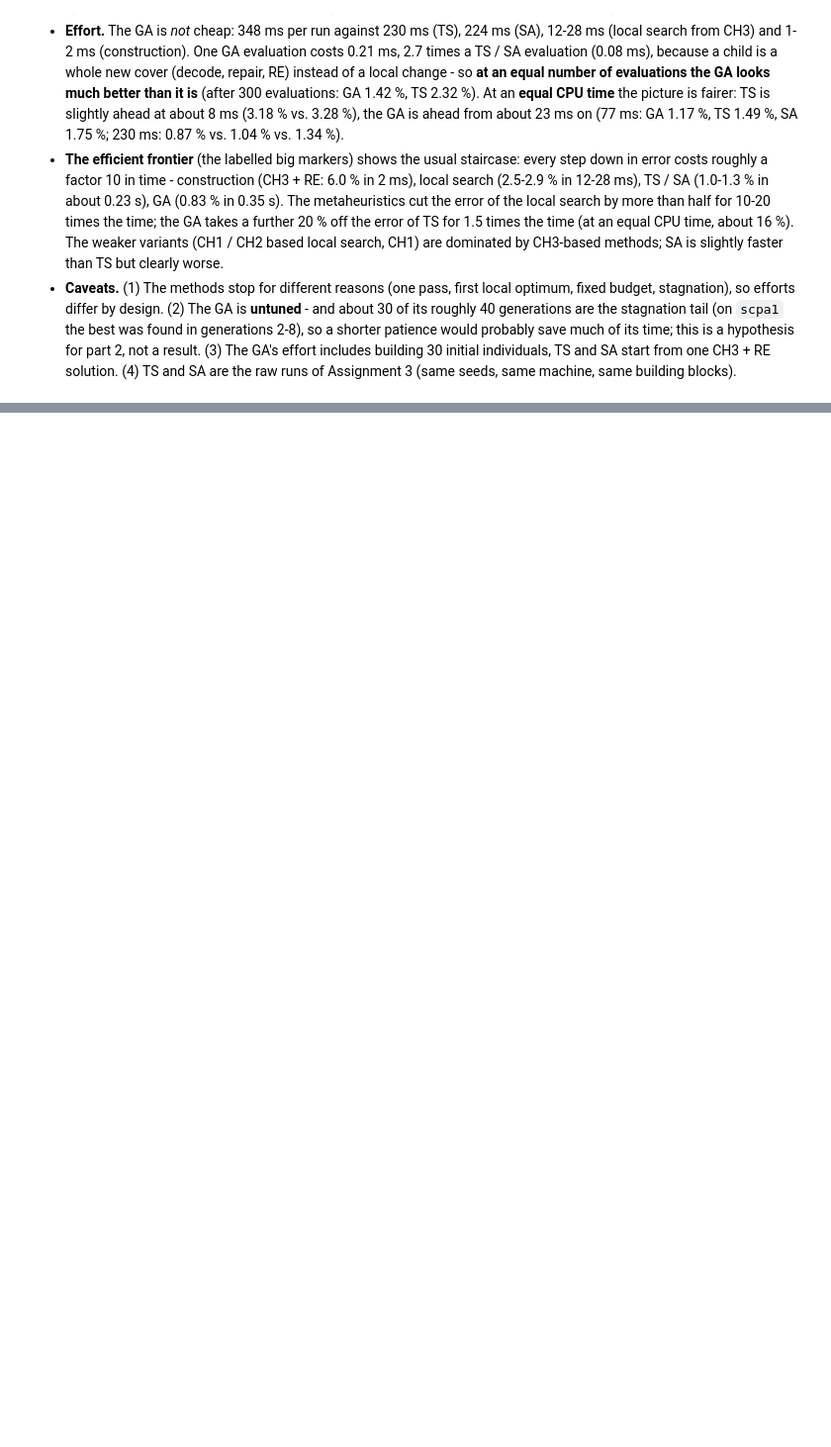
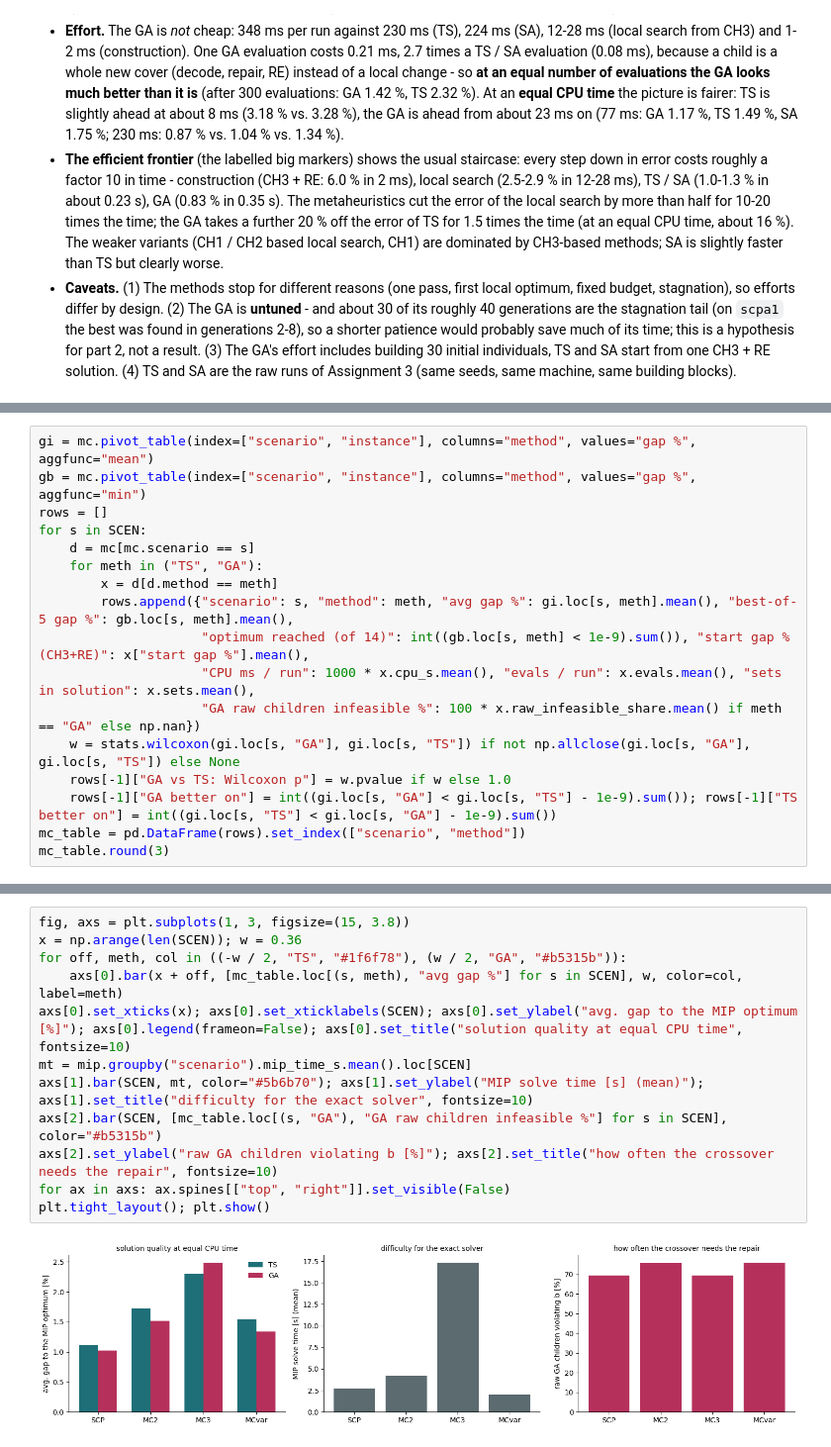
Before and after one commit to MrSavinK/constructive-heuristics-for-the-SCP, a Jupyter notebook: NN4.ipynb, the cells around one changed output, grey strips where cells are left out. Shown at 99% size. Saved outputs shown, nothing was run; the diff lists cells and outputs as text; blank space fills up the shorter version.

```diff
--- a/NN4.ipynb
+++ b/NN4.ipynb
@@ -1304,0 +2064,17 @@ and use the paired design with statistical tests of Assignment 3.
+# %%
+gi = mc.pivot_table(index=["scenario", "instance"], columns="method", values="gap %", aggfunc="mean")
+gb = mc.pivot_table(index=["scenario", "instance"], columns="method", values="gap %", aggfunc="min")
+rows = []
+for s in SCEN:
+    d = mc[mc.scenario == s]
+    for meth in ("TS", "GA"):
+        x = d[d.method == meth]
+        rows.append({"scenario": s, "method": meth, "avg gap %": gi.loc[s, meth].mean(), "best-of-5 gap %": gb.loc[s, meth].mean(),
+                     "optimum reached (of 14)": int((gb.loc[s, meth] < 1e-9).sum()), "start gap % (CH3+RE)": x["start gap %"].mean(),
+                     "CPU ms / run": 1000 * x.cpu_s.mean(), "evals / run": x.evals.mean(), "sets in solution": x.sets.mean(),
+                     "GA raw children infeasible %": 100 * x.raw_infeasible_share.mean() if meth == "GA" else np.nan})
+    w = stats.wilcoxon(gi.loc[s, "GA"], gi.loc[s, "TS"]) if not np.allclose(gi.loc[s, "GA"], gi.loc[s, "TS"]) else None
+    rows[-1]["GA vs TS: Wilcoxon p"] = w.pvalue if w else 1.0
+    rows[-1]["GA better on"] = int((gi.loc[s, "GA"] < gi.loc[s, "TS"] - 1e-9).sum()); rows[-1]["TS better on"] = int((gi.loc[s, "TS"] < gi.loc[s, "GA"] - 1e-9).sum())
+mc_table = pd.DataFrame(rows).set_index(["scenario", "method"])
+mc_table.round(3)
@@ -1304,0 +2092,14 @@ and use the paired design with statistical tests of Assignment 3.
+# %%
+fig, axs = plt.subplots(1, 3, figsize=(15, 3.8))
+x = np.arange(len(SCEN)); w = 0.36
+for off, meth, col in ((-w / 2, "TS", "#1f6f78"), (w / 2, "GA", "#b5315b")):
+    axs[0].bar(x + off, [mc_table.loc[(s, meth), "avg gap %"] for s in SCEN], w, color=col, label=meth)
+axs[0].set_xticks(x); axs[0].set_xticklabels(SCEN); axs[0].set_ylabel("avg. gap to the MIP optimum [%]"); axs[0].legend(frameon=False); axs[0].set_title("solution quality at equal CPU time", fontsize=10)
+mt = mip.groupby("scenario").mip_time_s.mean().loc[SCEN]
+axs[1].bar(SCEN, mt, color="#5b6b70"); axs[1].set_ylabel("MIP solve time [s] (mean)"); axs[1].set_title("difficulty for the exact solver", fontsize=10)
+axs[2].bar(SCEN, [mc_table.loc[(s, "GA"), "GA raw children infeasible %"] for s in SCEN], color="#b5315b")
+axs[2].set_ylabel("raw GA children violating b [%]"); axs[2].set_title("how often the crossover needs the repair", fontsize=10)
+for ax in axs: ax.spines[["top", "right"]].set_visible(False)
+plt.tight_layout(); plt.show()
+# %% [output]
+[figure, added]
```
Also changed, not shown: parts of 47 cells of this notebook, 15 other files.
